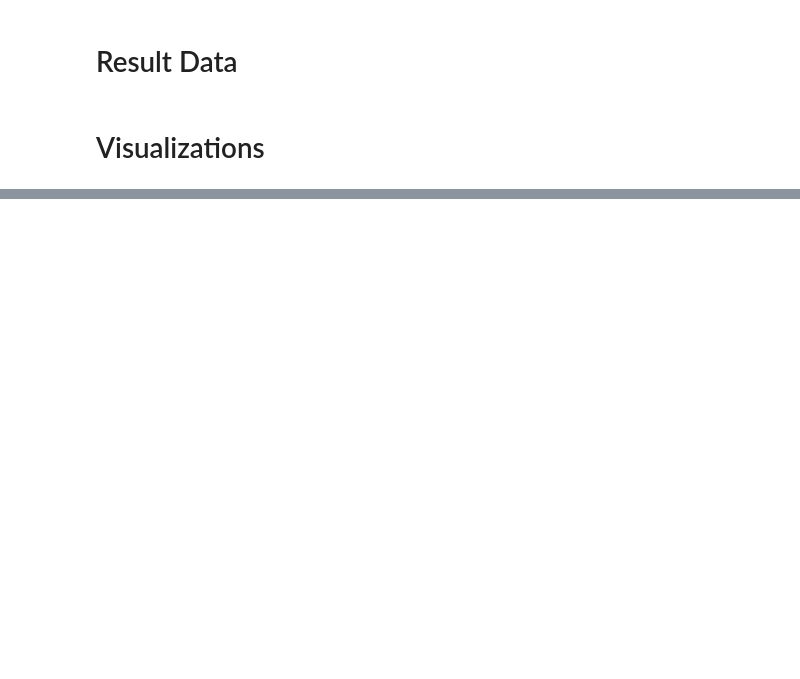
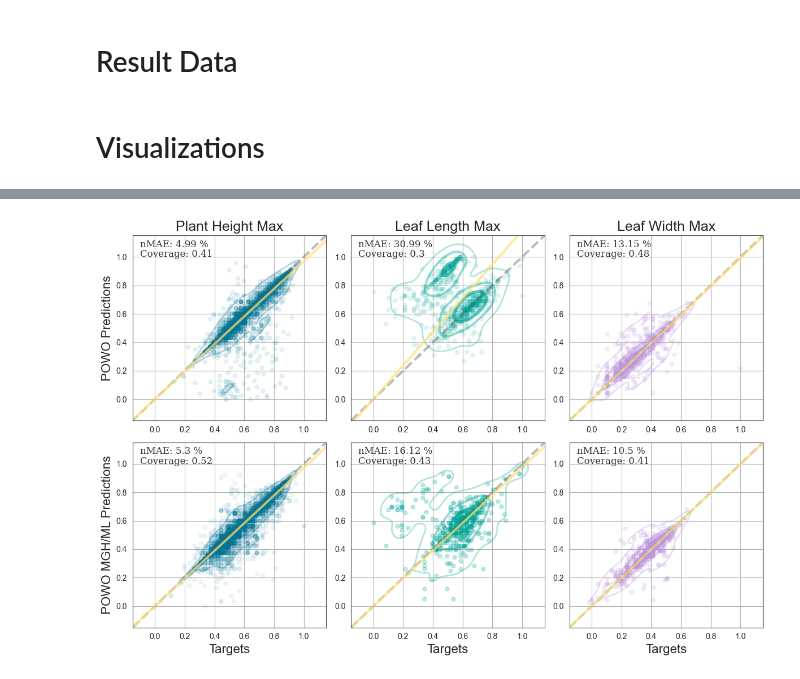
Before and after one commit to ViktorDomazetoski/NLP-Plant-Traits, a Jupyter notebook: Code/06.3 Result Visualization_QA.ipynb, the cells around one changed output, grey strips where cells are left out. Saved outputs shown, nothing was run; the diff lists cells and outputs as text; code cells hidden in the pictures; blank space fills up the shorter version.

```diff
--- a/Code/06.3 Result Visualization_QA.ipynb
+++ b/Code/06.3 Result Visualization_QA.ipynb
@@ -10,7 +14,7 @@ import matplotlib.pyplot as plt
 import seaborn as sns
 from PIL import Image
 
-sns.set_style("whitegrid", {"grid.color": "0.5", "axes.edgecolor": "0.2"})
+sns.set_style("whitegrid", {"grid.color": "0.7", "axes.edgecolor": "0.2"})
 color_palette = ["#FF8853", "#FFE174", "#007597", "#C1C36D", "#00A697", "#BC97E0", "#ffc0bf"] #[ "#007597", "#FF8853", "#C1C36D", "#FFE174","#00A697", "#BC97E0", "#ffc0bf"]
 sns.set_palette(sns.color_palette(color_palette))
 # %%
@@ -21,7 +25,7 @@ from sklearn.linear_model import LinearRegression
 font = {'family': 'serif',
         'color':  '#333333',
         'weight': 'normal',
-        'size': 14,
+        'size': 12,
         }
 # %%
 import cmasher as cmr
@@ -224,6 +204,0 @@ Plant Height Max POWO_MGH ROBERTA
-# %%
-df_res_dict = {}
-for focus_name, focus_code in zip(["Leaf Length Max"], ["4.6.2"]):
-    for dataset in ["POWO", "POWO_ML"]:
-        for model, threshold in zip(["DistilBERT", "ROBERTA"], [0.5, 0.3]):
-            df_test1 = draw_results(df_dict[dataset][df_dict[dataset][focus_code].notna()].iloc[:], dataset, model, focus_name, focus_code, threshold = threshold, cmap = cmap_dict[5], scatter_color = color_palette[5])
@@ -237,7 +204,0 @@ for focus_name, focus_code in zip(["Leaf Length Max"], ["4.6.2"]):
-# %%
-df_res_dict = {}
-for focus_name, focus_code in zip(["Leaf Width Max"], ["4.7.2"]):
-    for dataset in ["POWO", "POWO_ML"]:
-        for model, threshold in zip(["DistilBERT", "ROBERTA"], [0.5, 0.3]):
-            print(focus_name, dataset, model)
-            df_test1 = draw_results(df_dict[dataset][df_dict[dataset][focus_code].notna()].iloc[:], dataset, model, focus_name, focus_code, threshold = threshold, cmap = cmap_dict[4], scatter_color = color_palette[4])
@@ -252,0 +296,80 @@ Leaf Width Max POWO_ML ROBERTA
+# %%
+fig, ax = plt.subplots(figsize=(12,8), nrows = 2, ncols = 3)
+for i, (focus_name, focus_code) in enumerate(zip(["Plant Height Max"], ["1.6.2"])):
+    for j, dataset in enumerate(["POWO", "POWO_MGH"]):
+        for model, threshold in zip(["ROBERTA"], [0.2]):
+            cmap = cmap_dict[2]
+            scatter_color = color_palette[2]
+            plt.subplot(2, 3, 3*j+i+1)
+            df = df_res_dict[focus_name, dataset, model]
+            df_all = df_dict[dataset][df_dict[dataset][focus_code].notna()].iloc[:]
+            x_pred = x_pred_dict[focus_name, dataset, model]
+            y_pred = y_pred_dict[focus_name, dataset, model]
+            coverage = np.sum(df["Above Threshold"])/(np.sum(df_all[focus_code + "_" + "Answers_" + model]!="No Number"))
+
+            r2 = r2_score(df[df["Above Threshold"]==True]["Data"], df[df["Above Threshold"]==True]["Predictions"])
+            nmae = 100 * mean_absolute_error(df[df["Above Threshold"]==True]["Data"], df[df["Above Threshold"]==True]["Predictions"])/np.average(df[df["Above Threshold"]==True]["Data"])
+
+            plt.scatter(x = df[df["Above Threshold"]==True]["Data"], y = df[df["Above Threshold"]==True]["Predictions"], c = scatter_color, vmin = 0, s = 25, alpha = 800/df.shape[0])#0.05)
+            sns.kdeplot(data = df[df["Above Threshold"]==True], x = "Data", y = "Predictions", cmap = cmap, fill = False, levels = [0.05, 0.3, 0.7, 1], label = "Kernel Density Estimation", linewidths = [2, 3, 4])
+            plt.plot(np.arange(-10,10),np.arange(-10,10), linestyle = "--", color = "#555555", label="Theoretical Perfect Fit", linewidth = 3, alpha=0.4)
+            plt.plot(x_pred, y_pred, linestyle = "-", color = color_palette[1], label="Regression Line", linewidth = 3, alpha=0.7)
+
+
+            plt.text(-0.1, 1.07, "nMAE: {} %".format(np.round(nmae, 2)), fontdict=font)
+            plt.text(-0.1, 1.0, "Coverage: {}".format(np.round(coverage, 2)), fontdict=font)
+            plt.xlim(-0.15, 1.15)
+            plt.ylim(-0.15, 1.15)
+
+            print(df.shape)
+            plt.xlabel("")
+            plt.ylabel("")
+
+            if(j==0):
+                plt.title(focus_name, fontsize = 18)
+            if(j==1):
+                plt.xlabel("Targets", fontsize = 16)
+            if(i==0):
+                if(j==0):
+                    plt.ylabel("POWO Predictions", fontsize = 16)
+                if(j==1):
+                    plt.ylabel("POWO MGH/ML Predictions", fontsize = 16)
+
+
+for i, (focus_name, focus_code) in enumerate(zip(["Leaf Length Max", "Leaf Width Max"], ["4.6.2", "4.7.2"])):
+    for j, dataset in enumerate(["POWO", "POWO_ML"]):
+        for model, threshold in zip(["ROBERTA"], [0.2]):
+            cmap = cmap_dict[4] if i ==0 else cmap_dict[5]
+            scatter_color = color_palette[4] if i ==0 else color_palette[5]
+
+            plt.subplot(2, 3, 3*j+(i+1)+1)
+            df = df_res_dict[focus_name, dataset, model]
+            df_all = df_dict[dataset][df_dict[dataset][focus_code].notna()].iloc[:]
+            x_pred = x_pred_dict[focus_name, dataset, model]
+            y_pred = y_pred_dict[focus_name, dataset, model]
+            coverage = np.sum(df["Above Threshold"])/(np.sum(df_all[focus_code + "_" + "Answers_" + model]!="No Number"))
+
+            r2 = r2_score(df[df["Above Threshold"]==True]["Data"], df[df["Above Threshold"]==True]["Predictions"])
+            nmae = 100 * mean_absolute_error(df[df["Above Threshold"]==True]["Data"], df[df["Above Threshold"]==True]["Predictions"])/np.average(df[df["Above Threshold"]==True]["Data"])
+
+            plt.scatter(x = df[df["Above Threshold"]==True]["Data"], y = df[df["Above Threshold"]==True]["Predictions"], c = scatter_color, vmin = 0, s = 25, alpha = 200/df.shape[0])#0.05)
+            sns.kdeplot(data = df[df["Above Threshold"]==True], x = "Data", y = "Predictions", cmap = cmap, fill = False, levels = [0.05, 0.3, 0.7, 1], label = "Kernel Density Estimation", linewidths = [2, 3, 4])
+            plt.plot(np.arange(-10,10),np.arange(-10,10), linestyle = "--", color = "#555555", label="Theoretical Perfect Fit", linewidth = 3, alpha=0.4)
+            plt.plot(x_pred, y_pred, linestyle = "-", color = color_palette[1], label="Regression Line", linewidth = 3, alpha=0.7)
+
+            plt.text(-0.1, 1.07, "nMAE: {} %".format(np.round(nmae, 2)), fontdict=font)
+            plt.text(-0.1, 1.0, "Coverage: {}".format(np.round(coverage, 2)), fontdict=font)
+
+            plt.xlim(-0.15, 1.15)
+            plt.ylim(-0.15, 1.15)
+
+            plt.xlabel("")
+            plt.ylabel("")
+            if(j==0):
+                plt.title(focus_name, fontsize = 18)
+            if(j==1):
+                plt.xlabel("Targets", fontsize = 16)
+
+plt.tight_layout()
+plt.show()
+# %% [output]
@@ -252,0 +378 @@ Leaf Width Max POWO_ML ROBERTA
+[figure, added]
```
Also changed, not shown: parts of 13 cells of this notebook, 11 other files.
